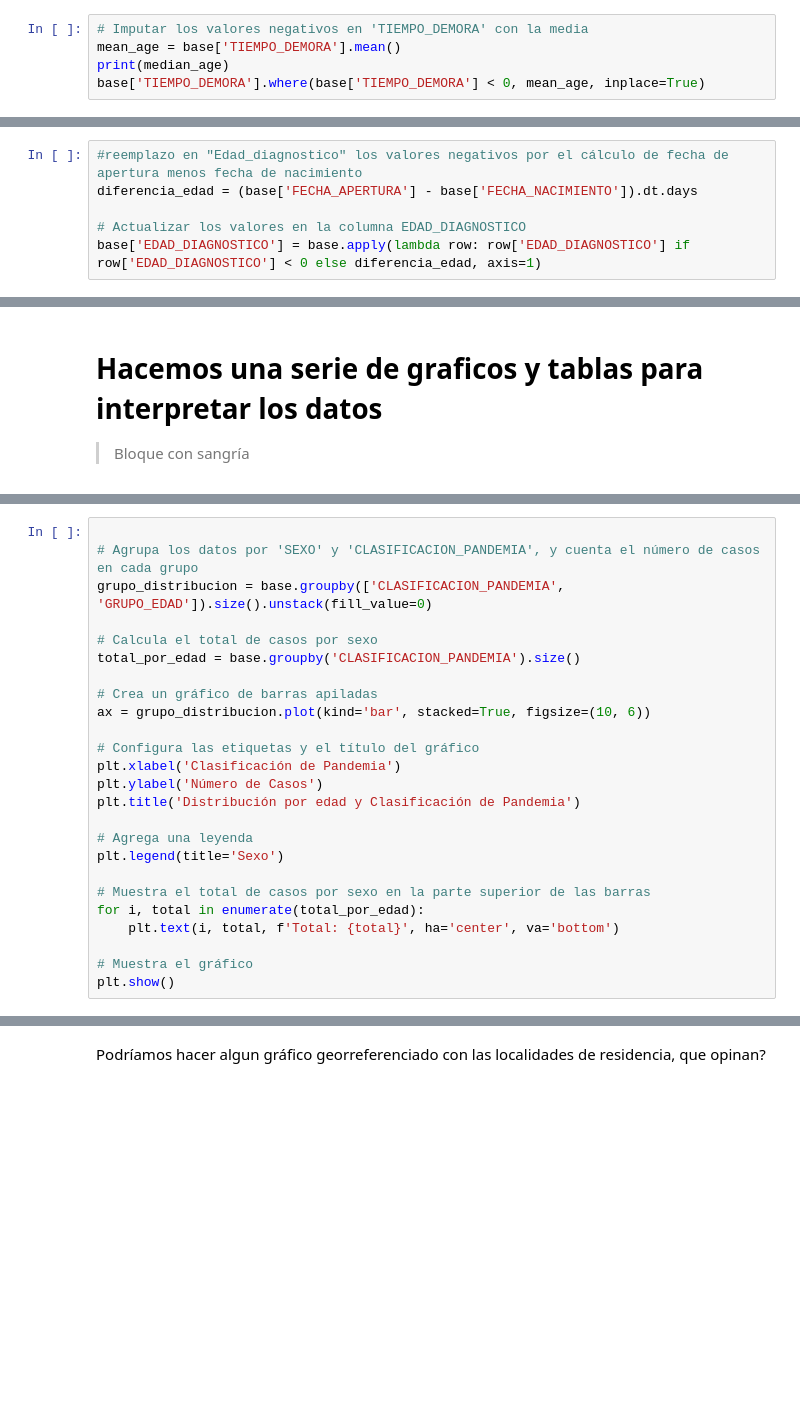
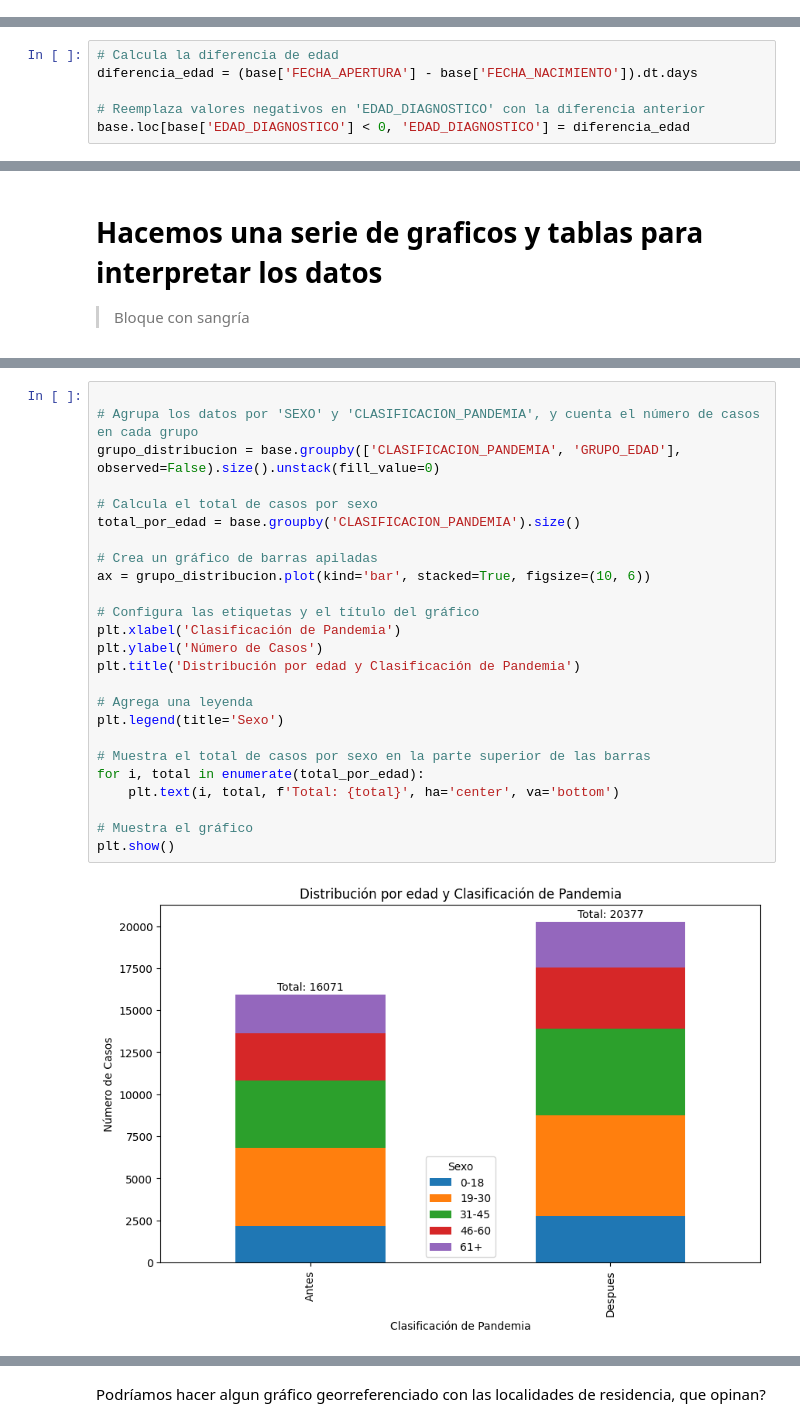
Before and after one commit to rominicky/diplocssoccomp, a Jupyter notebook: trabajo_final_TBC2019al2021(3).ipynb, the cells around one changed output, grey strips where cells are left out. Saved outputs shown, nothing was run; the diff lists cells and outputs as text; blank space fills up the shorter version.

```diff
--- a/trabajo_final_TBC2019al2021(3).ipynb
+++ b/trabajo_final_TBC2019al2021(3).ipynb
@@ -378,5 +441,0 @@ objetos_negativos_tiempo
-# %%
-# Imputar los valores negativos en 'TIEMPO_DEMORA' con la media
-mean_age = base['TIEMPO_DEMORA'].mean()
-print(median_age)
-base['TIEMPO_DEMORA'].where(base['TIEMPO_DEMORA'] < 0, mean_age, inplace=True)
@@ -399,8 +454,8 @@ valores_negativos_edad
 | 274005 | 6936514 | 2021-01-27 | 4 | 2021-01-27 | F | 40008300 | 1996-12-27 | ... |
 8 rows × 69 columns
-# %%
-#reemplazo en "Edad_diagnostico" los valores negativos por el cálculo de fecha de apertura menos fecha de nacimiento
-diferencia_edad = (base['FECHA_APERTURA'] - base['FECHA_NACIMIENTO']).dt.days
-
-# Actualizar los valores en la columna EDAD_DIAGNOSTICO
-base['EDAD_DIAGNOSTICO'] = base.apply(lambda row: row['EDAD_DIAGNOSTICO'] if row['EDAD_DIAGNOSTICO'] < 0 else diferencia_edad, axis=1)
+# %%
+# Calcula la diferencia de edad
+diferencia_edad = (base['FECHA_APERTURA'] - base['FECHA_NACIMIENTO']).dt.days
+
+# Reemplaza valores negativos en 'EDAD_DIAGNOSTICO' con la diferencia anterior
+base.loc[base['EDAD_DIAGNOSTICO'] < 0, 'EDAD_DIAGNOSTICO'] = diferencia_edad
@@ -459,26 +551,28 @@ plt.show()
 # %%
 
 # Agrupa los datos por 'SEXO' y 'CLASIFICACION_PANDEMIA', y cuenta el número de casos en cada grupo
-grupo_distribucion = base.groupby(['CLASIFICACION_PANDEMIA', 'GRUPO_EDAD']).size().unstack(fill_value=0)
+grupo_distribucion = base.groupby(['CLASIFICACION_PANDEMIA', 'GRUPO_EDAD'],  observed=False).size().unstack(fill_value=0)
 
 # Calcula el total de casos por sexo
 total_por_edad = base.groupby('CLASIFICACION_PANDEMIA').size()
 
 # Crea un gráfico de barras apiladas
 ax = grupo_distribucion.plot(kind='bar', stacked=True, figsize=(10, 6))
 
 # Configura las etiquetas y el título del gráfico
 plt.xlabel('Clasificación de Pandemia')
 plt.ylabel('Número de Casos')
 plt.title('Distribución por edad y Clasificación de Pandemia')
 
 # Agrega una leyenda
 plt.legend(title='Sexo')
 
 # Muestra el total de casos por sexo en la parte superior de las barras
 for i, total in enumerate(total_por_edad):
     plt.text(i, total, f'Total: {total}', ha='center', va='bottom')
 
 # Muestra el gráfico
 plt.show()
+# %% [output]
+[figure, added]
 # %%
```
Also changed, not shown: parts of 31 cells of this notebook.
